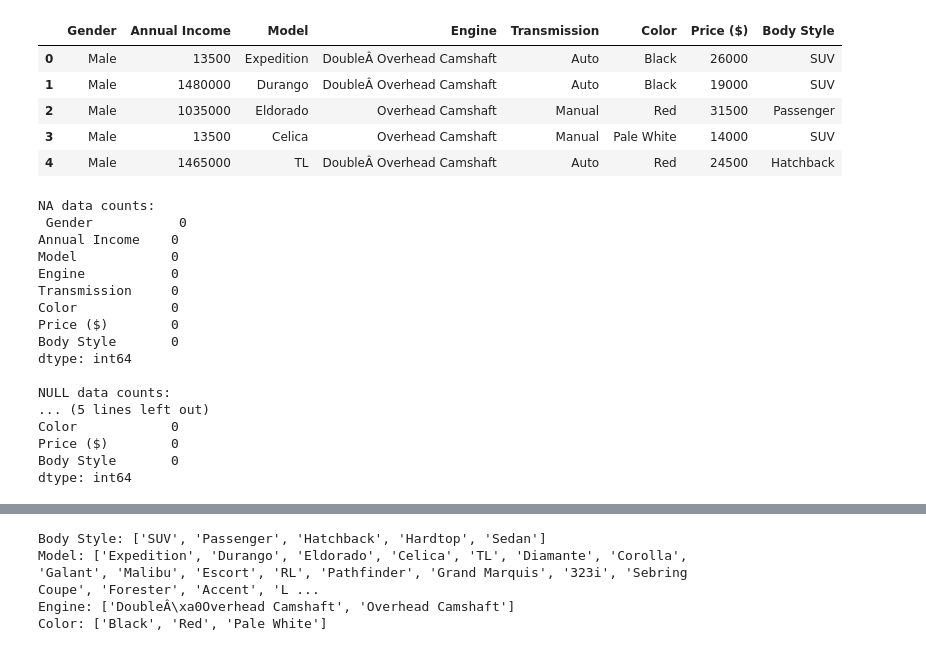
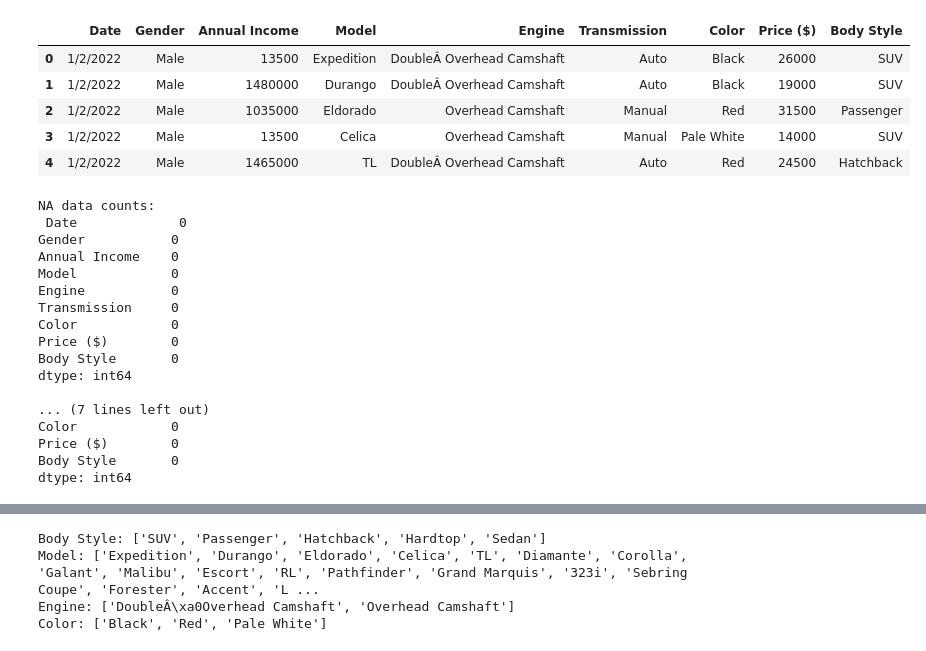
Before and after one commit to sulaimank/CAPcourse, a Jupyter notebook: zachDataCleanup.ipynb, the cells around one changed output, grey strips where cells are left out. Saved outputs shown, nothing was run; the diff lists cells and outputs as text; code cells hidden in the pictures.

```diff
--- a/zachDataCleanup.ipynb
+++ b/zachDataCleanup.ipynb
@@ -1,27 +1,33 @@
 # %%
 import pandas as pd
 import numpy as np
+from sklearn.preprocessing import OneHotEncoder
+import seaborn as sns
+import matplotlib.pyplot as plt
+from sklearn.preprocessing import LabelEncoder
 
 # Load the data
-df = pd.read_csv(r'datasets\carSales.csv')
+df = pd.read_csv(r"C:\Users\Setup User\Documents\GitHub\CAPcourse\CAPcourse\datasets\carSales.csv")
 df.columns
-df = df.drop(columns=['Customer Name','Dealer_Name','Phone','Company','Dealer_No ','Car_id','Date','Dealer_Region'])
+df = df.drop(columns=['Customer Name','Dealer_Name','Phone','Company','Dealer_No ','Car_id','Dealer_Region'])
 df.head(5)
 # %% [output]
-|  | Gender | Annual Income | Model | Engine | Transmission | Color | Price ($) | Body Style |
-| 0 | Male | 13500 | Expedition | DoubleÂ Overhead Camshaft | Auto | Black | 26000 | SUV |
-| 1 | Male | 1480000 | Durango | DoubleÂ Overhead Camshaft | Auto | Black | 19000 | SUV |
-| 2 | Male | 1035000 | Eldorado | Overhead Camshaft | Manual | Red | 31500 | Passenger |
-| 3 | Male | 13500 | Celica | Overhead Camshaft | Manual | Pale White | 14000 | SUV |
-| 4 | Male | 1465000 | TL | DoubleÂ Overhead Camshaft | Auto | Red | 24500 | Hatchback |
+|  | Date | Gender | Annual Income | Model | Engine | Transmission | Color | Price ($) | Body Style |
+| 0 | 1/2/2022 | Male | 13500 | Expedition | DoubleÂ Overhead Camshaft | Auto | Black | 26000 | SUV |
+| 1 | 1/2/2022 | Male | 1480000 | Durango | DoubleÂ Overhead Camshaft | Auto | Black | 19000 | SUV |
+| 2 | 1/2/2022 | Male | 1035000 | Eldorado | Overhead Camshaft | Manual | Red | 31500 | Passenger |
+| 3 | 1/2/2022 | Male | 13500 | Celica | Overhead Camshaft | Manual | Pale White | 14000 | SUV |
+| 4 | 1/2/2022 | Male | 1465000 | TL | DoubleÂ Overhead Camshaft | Auto | Red | 24500 | Hatchback |
 # %%
+df['Date'] = pd.to_datetime(df['Date'])
 isnacount = df.isna().sum()
 isnullcount = df.isnull().sum()
 print("NA data counts: \n", isnacount)
 print("\nNULL data counts: \n", isnullcount)
 # %% [output]
 NA data counts:
- Gender           0
+ Date             0
+Gender           0
 Annual Income    0
 Model            0
 Engine           0
@@ -31,8 +37,7 @@ Price ($)        0
 Body Style       0
 dtype: int64
 
-NULL data counts:
-... (5 lines left out)
+... (7 lines left out)
 Color            0
 Price ($)        0
 Body Style       0
```
Also changed, not shown: parts of 18 cells of this notebook, 1 other file.
